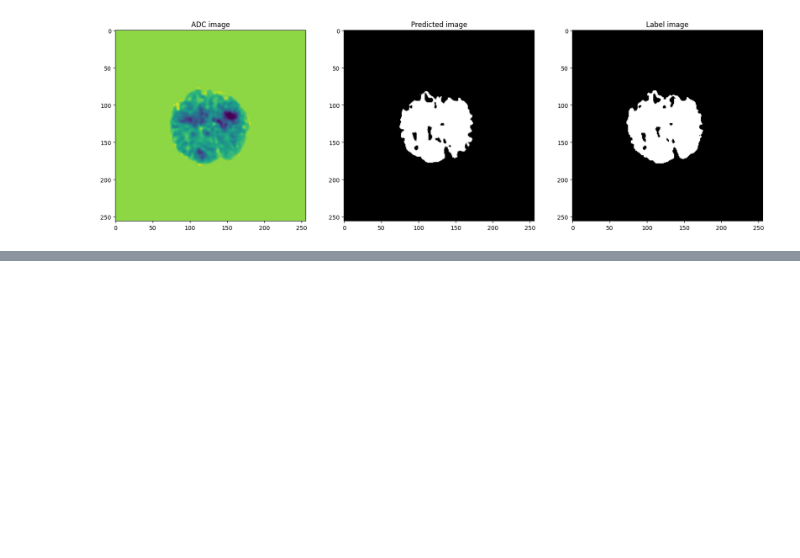
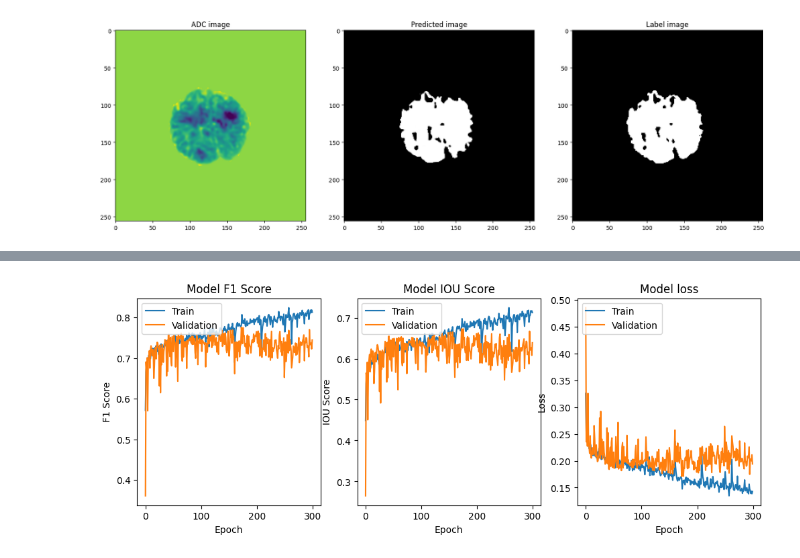
Before and after one commit to reshmaruby/Project, a Jupyter notebook: ResNetLossCombined.ipynb, the cells around one changed output, grey strips where cells are left out. Drawn from its saved outputs; the diff is of its cells as text; code cells hidden in the pictures; blank space fills up the shorter version.

Commit message:
ResNet18 Dice0.75 Focal0.25 Loss, 300 epochs, adam, iou-score, fscore training log

```diff
--- a/ResNetLossCombined.ipynb
+++ b/ResNetLossCombined.ipynb
@@ -521,0 +704,49 @@ metrics = [sm.metrics.IOUScore(), sm.metrics.FScore()]
+# %%
+# Initialize a dictionary to store the history data
+history_dict = {
+    'f1-score': training_log['f1-score'].tolist(),
+    'val_f1-score': training_log['val_f1-score'].tolist(),
+    'iou_score': training_log['iou_score'].tolist(),
+    'val_iou_score': training_log['val_iou_score'].tolist(),
+    'loss': training_log['loss'].tolist(),
+    'val_loss': training_log['val_loss'].tolist()
+}
+
+# Mimic the Keras history object
+class History:
+    def __init__(self, history_dict):
+        self.history = history_dict
+
+history = History(history_dict)
+# %%
+# Plot training & validation accuracy and loss values
+import matplotlib.pyplot as plt
+
+plt.figure(figsize=(12, 4))
+plt.subplot(1, 3, 1)
+plt.plot(history.history['f1-score'])
+plt.plot(history.history['val_f1-score'])
+plt.title('Model F1 Score')
+plt.ylabel('F1 Score')
+plt.xlabel('Epoch')
+plt.legend(['Train', 'Validation'], loc='upper left')
+
+plt.subplot(1, 3, 2)
+plt.plot(history.history['iou_score'])
+plt.plot(history.history['val_iou_score'])
+plt.title('Model IOU Score')
+plt.ylabel('IOU Score')
+plt.xlabel('Epoch')
+plt.legend(['Train', 'Validation'], loc='upper left')
+
+plt.subplot(1, 3, 3)
+plt.plot(history.history['loss'])
+plt.plot(history.history['val_loss'])
+plt.title('Model loss')
+plt.ylabel('Loss')
+plt.xlabel('Epoch')
+plt.legend(['Train', 'Validation'], loc='upper left')
+
+plt.show()
+# %% [output]
+[figure, added]
```
Also changed, not shown: parts of 26 cells of this notebook, 1 other file.
